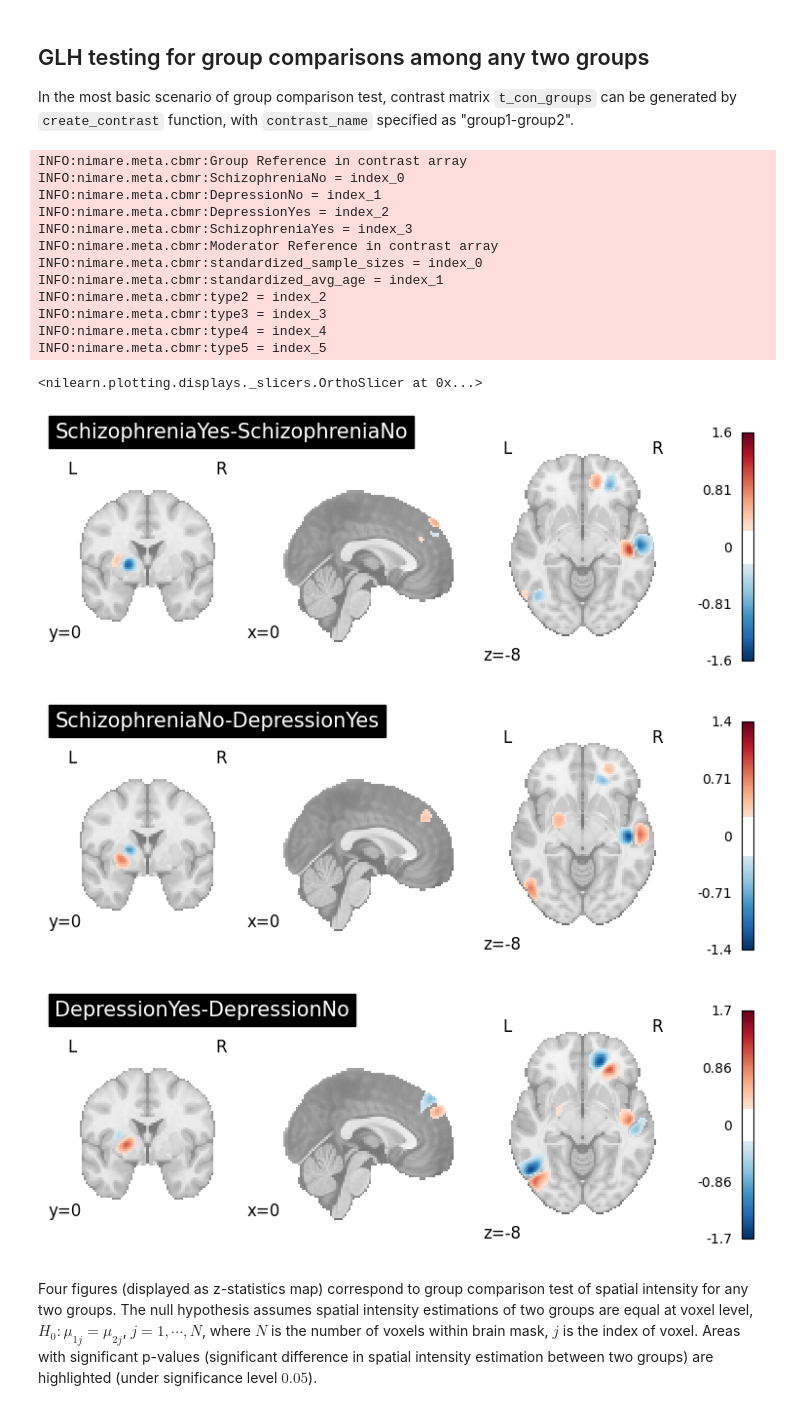
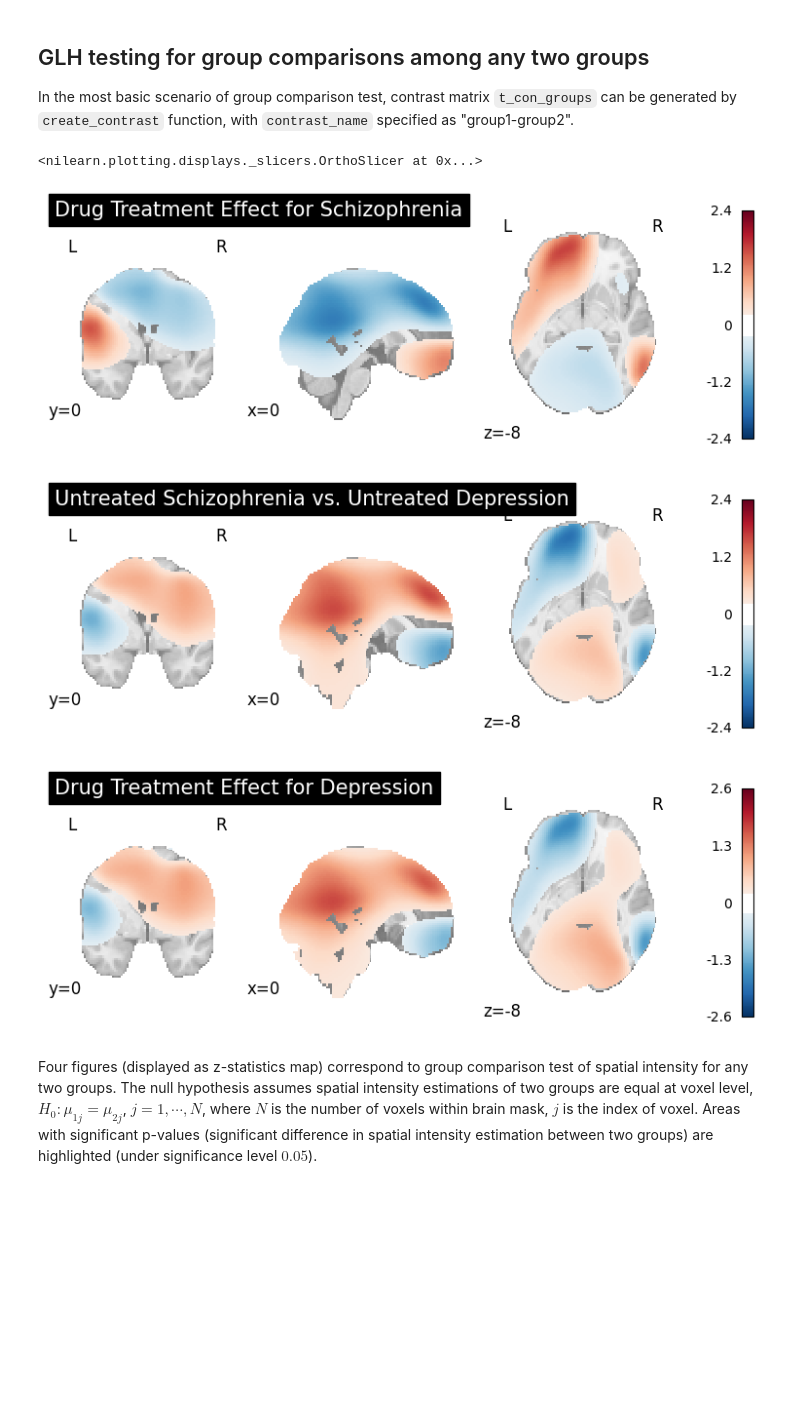
Before and after one commit to neurostuff/NiMARE, a Jupyter notebook: examples/02_meta-analyses/10_plot_cbmr.ipynb, the cells around one changed output. Cells and saved outputs as stored; diff of their text form; code cells hidden in the pictures; blank space fills up the shorter version.

```diff
--- a/examples/02_meta-analyses/10_plot_cbmr.ipynb
+++ b/examples/02_meta-analyses/10_plot_cbmr.ipynb
@@ -131,17 +133,17 @@ In the most basic scenario of spatial homogeneity test, contrast matrix `t_con_g
 can be generated by `create_contrast` function, with group names specified.
 # %%
 from nimare.meta.cbmr import CBMRInference
-from nimare.correct import FWECorrector
 
-inference = CBMRInference(CBMRResults=results, device="cuda")
+inference = CBMRInference(device="cuda")
+inference.fit(result=results)
 t_con_groups = inference.create_contrast(
-    ["SchizophreniaYes", "SchizophreniaNo", "DepressionYes", "DepressionNo"], type="groups"
+    ["SchizophreniaYes", "SchizophreniaNo", "DepressionYes", "DepressionNo"], source="groups"
 )
-contrast_result = inference.compute_contrast(t_con_groups=t_con_groups, t_con_moderators=False)
+contrast_result = inference.transform(t_con_groups=t_con_groups)
 
 # generate z-score maps for group-wise spatial homogeneity test
 plot_stat_map(
-    results.get_map("z_group-SchizophreniaYes"),
+    contrast_result.get_map("z_group-SchizophreniaYes"),
     cut_coords=[0, 0, -8],
     draw_cross=False,
     cmap="RdBu_r",
@@ -150,7 +152,7 @@ plot_stat_map(
 )
 
 plot_stat_map(
-    results.get_map("z_group-SchizophreniaNo"),
+    contrast_result.get_map("z_group-SchizophreniaNo"),
     cut_coords=[0, 0, -8],
     draw_cross=False,
     cmap="RdBu_r",
@@ -159,7 +161,7 @@ plot_stat_map(
 )
 
 plot_stat_map(
-    results.get_map("z_group-DepressionYes"),
+    contrast_result.get_map("z_group-DepressionYes"),
     cut_coords=[0, 0, -8],
     draw_cross=False,
     cmap="RdBu_r",
@@ -168,7 +170,7 @@ plot_stat_map(
 )
 
 plot_stat_map(
-    results.get_map("z_group-DepressionNo"),
+    contrast_result.get_map("z_group-DepressionNo"),
     cut_coords=[0, 0, -8],
     draw_cross=False,
     cmap="RdBu_r",
@@ -259,61 +258,48 @@ In the most basic scenario of group comparison test, contrast matrix `t_con_grou
 can be generated by `create_contrast` function, with `contrast_name` specified as
 "group1-group2".
 # %%
-inference = CBMRInference(CBMRResults=results, device="cuda")
 t_con_groups = inference.create_contrast(
     [
         "SchizophreniaYes-SchizophreniaNo",
-        "SchizophreniaNo-DepressionYes",
+        "SchizophreniaNo-DepressionNo",
         "DepressionYes-DepressionNo",
     ],
-    type="groups",
+    source="groups",
 )
-contrast_result = inference.compute_contrast(t_con_groups=t_con_groups, t_con_moderators=False)
+contrast_result = inference.transform(t_con_groups=t_con_groups, t_con_moderators=False)
 
 # generate z-statistics maps for each group
 plot_stat_map(
-    results.get_map("z_group-SchizophreniaYes-SchizophreniaNo"),
+    contrast_result.get_map("z_group-SchizophreniaYes-SchizophreniaNo"),
     cut_coords=[0, 0, -8],
     draw_cross=False,
     cmap="RdBu_r",
-    title="SchizophreniaYes-SchizophreniaNo",
+    title="Drug Treatment Effect for Schizophrenia",
     threshold=scipy.stats.norm.isf(0.4),
 )
 
 plot_stat_map(
-    results.get_map("z_group-SchizophreniaNo-DepressionYes"),
+    contrast_result.get_map("z_group-SchizophreniaNo-DepressionNo"),
     cut_coords=[0, 0, -8],
     draw_cross=False,
     cmap="RdBu_r",
-    title="SchizophreniaNo-DepressionYes",
+    title="Untreated Schizophrenia vs. Untreated Depression",
     threshold=scipy.stats.norm.isf(0.4),
 )
 
 plot_stat_map(
-    results.get_map("z_group-DepressionYes-DepressionNo"),
+    contrast_result.get_map("z_group-DepressionYes-DepressionNo"),
     cut_coords=[0, 0, -8],
     draw_cross=False,
     cmap="RdBu_r",
-    title="DepressionYes-DepressionNo",
+    title="Drug Treatment Effect for Depression",
     threshold=scipy.stats.norm.isf(0.4),
 )
 # %% [output]
-INFO:nimare.meta.cbmr:Group Reference in contrast array
-INFO:nimare.meta.cbmr:SchizophreniaNo = index_0
-INFO:nimare.meta.cbmr:DepressionNo = index_1
-INFO:nimare.meta.cbmr:DepressionYes = index_2
-INFO:nimare.meta.cbmr:SchizophreniaYes = index_3
-INFO:nimare.meta.cbmr:Moderator Reference in contrast array
-INFO:nimare.meta.cbmr:standardized_sample_sizes = index_0
-INFO:nimare.meta.cbmr:standardized_avg_age = index_1
-INFO:nimare.meta.cbmr:type2 = index_2
-INFO:nimare.meta.cbmr:type3 = index_3
-INFO:nimare.meta.cbmr:type4 = index_4
-INFO:nimare.meta.cbmr:type5 = index_5
+<nilearn.plotting.displays._slicers.OrthoSlicer at 0x...>
-<nilearn.plotting.displays._slicers.OrthoSlicer at 0x...>
-[figure, old version]
+[figure, new version]
-[figure, old version]
+[figure, new version]
-[figure, old version]
+[figure, new version]
 # %% [markdown]
 Four figures (displayed as z-statistics map) correspond to group comparison
 test of spatial intensity for any two groups. The null hypothesis assumes
```
Also changed, not shown: parts of 11 cells of this notebook, 2 other files.
